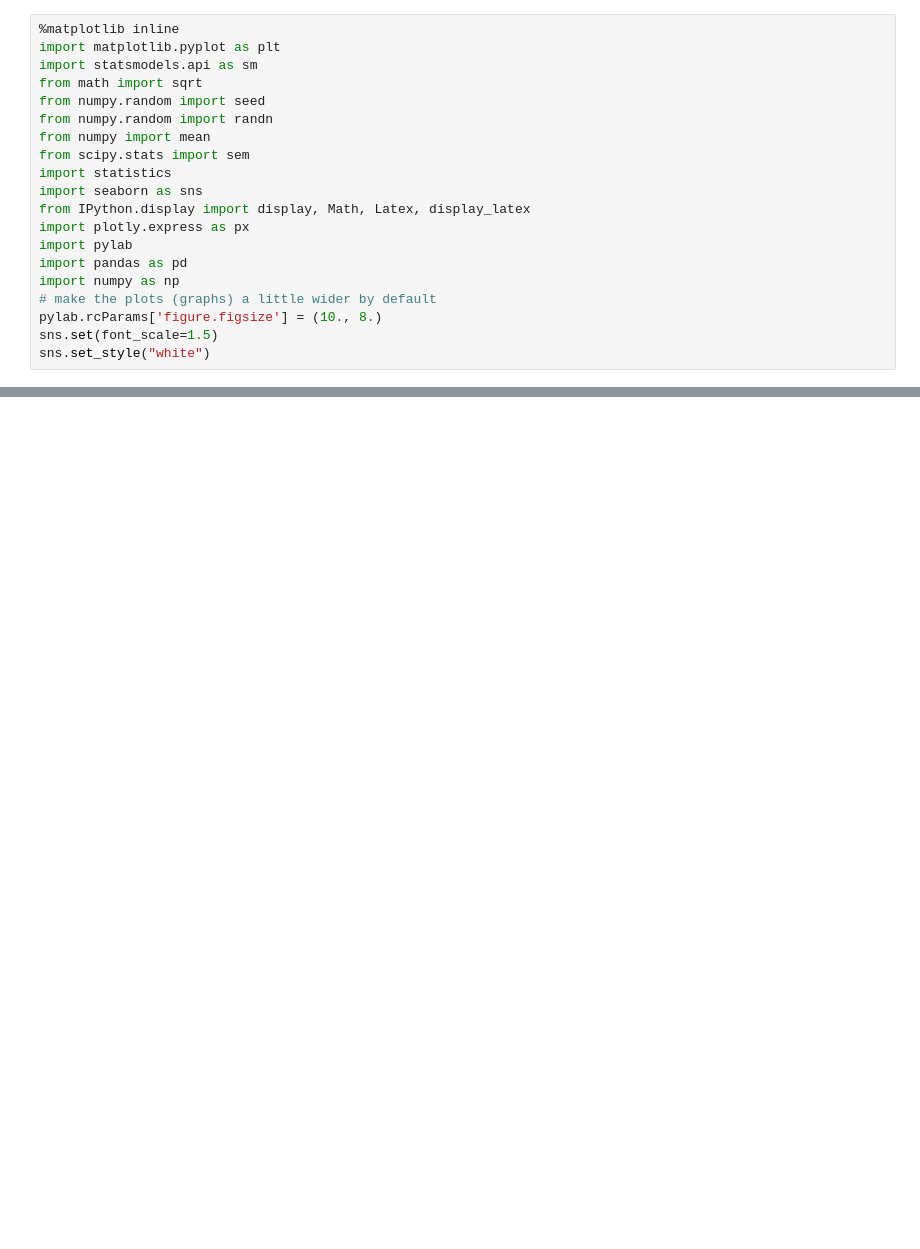
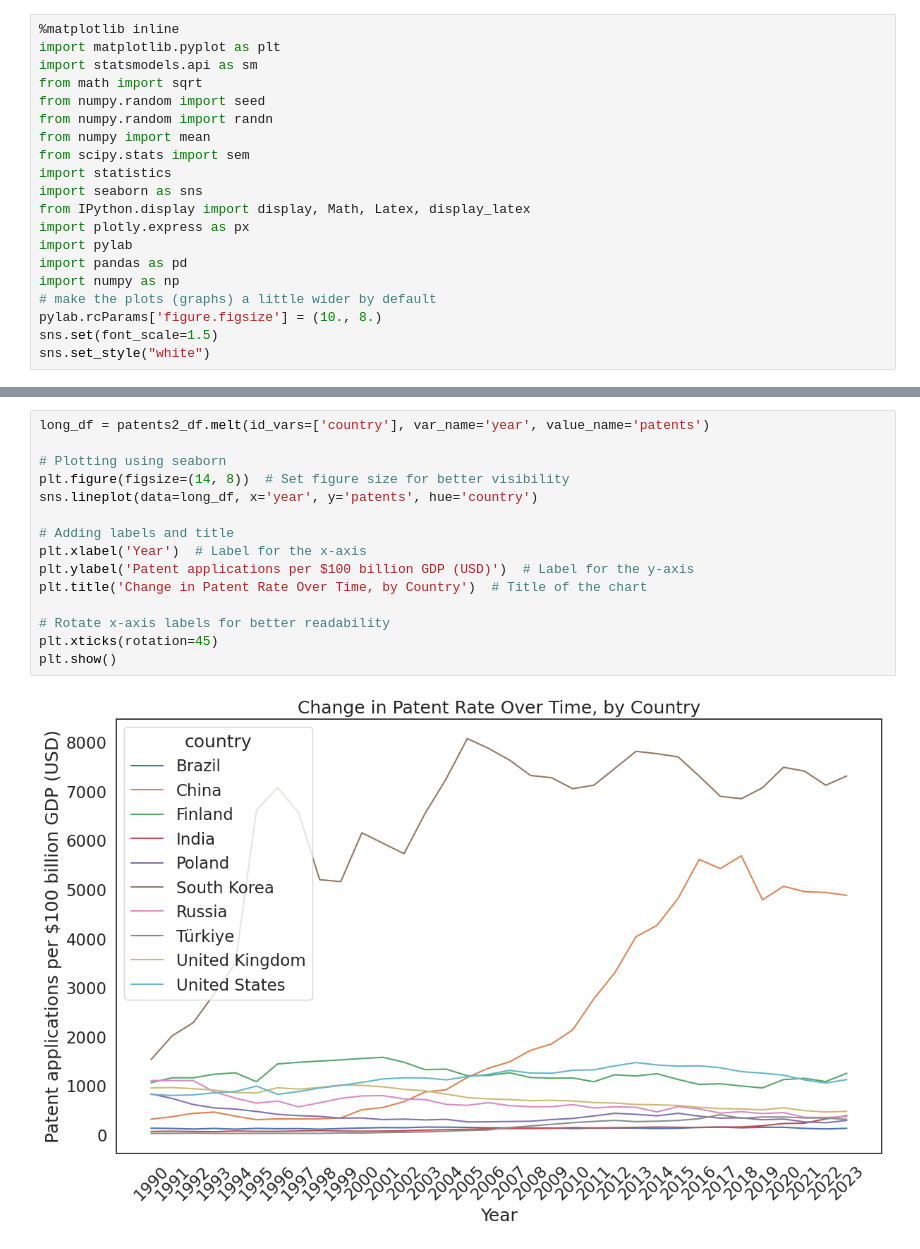
Before and after one commit to ella4-boop/patents, a Jupyter notebook: patentsandgrowth.ipynb, the cells around one changed output, grey strips where cells are left out. Saved outputs shown, nothing was run; the diff lists cells and outputs as text; blank space fills up the shorter version.

```diff
--- a/patentsandgrowth.ipynb
+++ b/patentsandgrowth.ipynb
@@ -25,0 +228,17 @@ patents_df.head(30)
+# %%
+long_df = patents2_df.melt(id_vars=['country'], var_name='year', value_name='patents')
+
+# Plotting using seaborn
+plt.figure(figsize=(14, 8))  # Set figure size for better visibility
+sns.lineplot(data=long_df, x='year', y='patents', hue='country')
+
+# Adding labels and title
+plt.xlabel('Year')  # Label for the x-axis
+plt.ylabel('Patent applications per $100 billion GDP (USD)')  # Label for the y-axis
+plt.title('Change in Patent Rate Over Time, by Country')  # Title of the chart
+
+# Rotate x-axis labels for better readability
+plt.xticks(rotation=45)
+plt.show()
+# %% [output]
+[figure, added]
```
Also changed, not shown: parts of 18 cells of this notebook.
